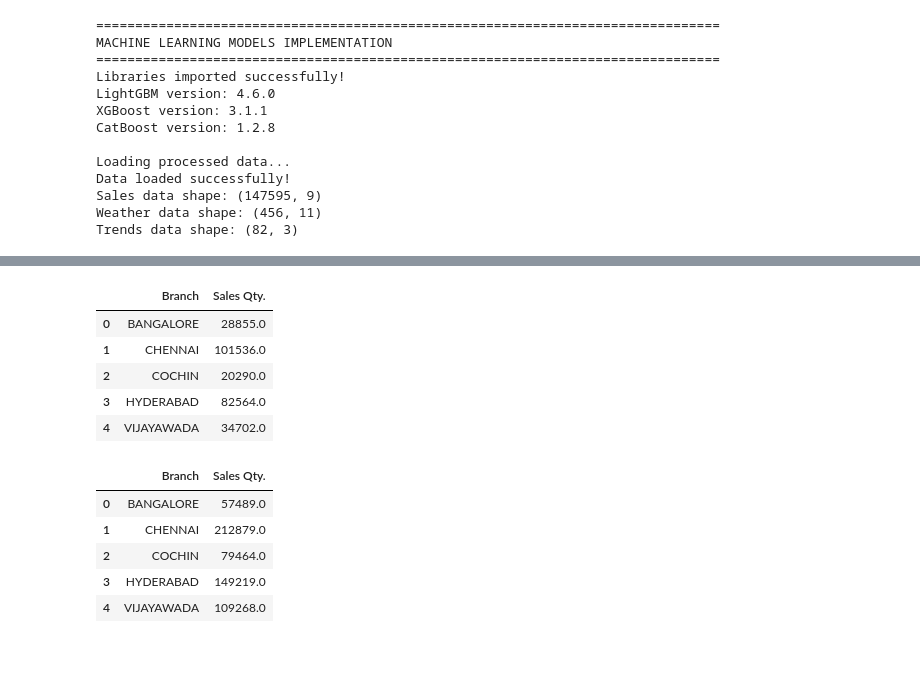
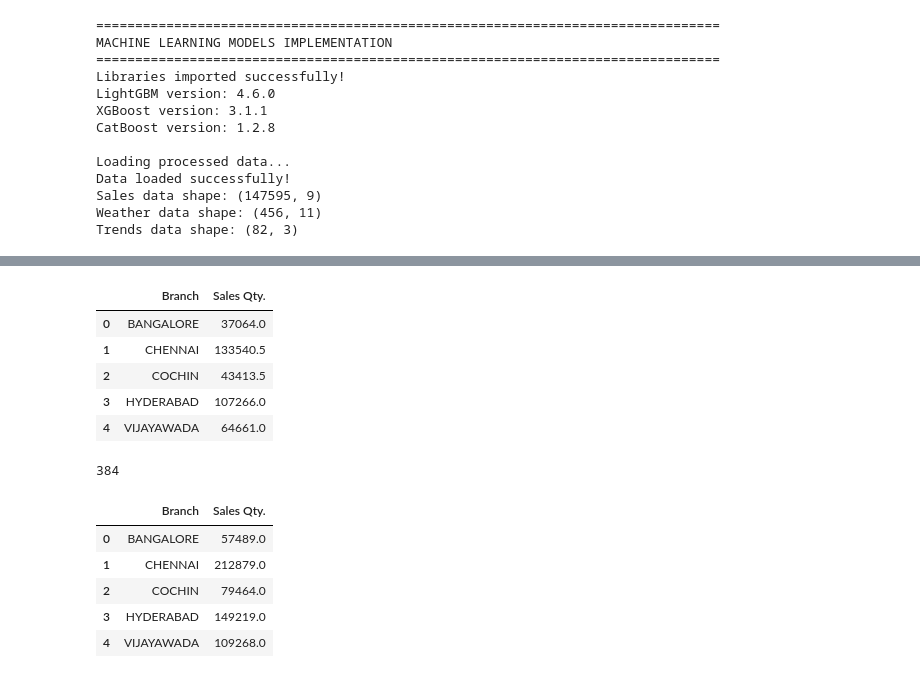
Before and after one commit to thesloppyguy/project_future_projection, a Jupyter notebook: rnd/Notebooks/Majelan.ipynb, the cells around one changed output, grey strips where cells are left out. Drawn from its saved outputs; the diff is of its cells as text; code cells hidden in the pictures.

```diff
--- a/rnd/Notebooks/Majelan.ipynb
+++ b/rnd/Notebooks/Majelan.ipynb
@@ -1510,0 +1643,2 @@ print(results['LightGBM_sum'])
+# %%
+pd.set_option('display.max_columns', None)
@@ -1511,14 +1661,18 @@ print(results['LightGBM_sum'])
 # %%
 current_df = pd.read_csv('../data/Final Sales.csv')
 # %%
-current_df[(current_df['Date'] >= '2022-04-01') & (current_df['Date'] < '2023-04-01')].groupby('Branch').agg({'Sales Qty.': 'sum'}).reset_index()
+current_df[(current_df['Date'] >= '2023-04-01') & (current_df['Date'] < '2024-04-01')].groupby('Branch').agg({'Sales Qty.': 'sum'}).reset_index()
 # %% [output]
 |  | Branch | Sales Qty. |
-| 0 | BANGALORE | 28855.0 |
-| 1 | CHENNAI | 101536.0 |
-| 2 | COCHIN | 20290.0 |
-| 3 | HYDERABAD | 82564.0 |
-| 4 | VIJAYAWADA | 34702.0 |
+| 0 | BANGALORE | 37064.0 |
+| 1 | CHENNAI | 133540.5 |
+| 2 | COCHIN | 43413.5 |
+| 3 | HYDERABAD | 107266.0 |
+| 4 | VIJAYAWADA | 64661.0 |
+# %%
+37+133+43+107+64
+# %% [output]
+384
 # %%
 current_df[current_df['Date'] >= '2024-04-01'].groupby('Branch').agg({'Sales Qty.': 'sum'}).reset_index()
 # %% [output]
```
Also changed, not shown: parts of 16 cells of this notebook, 1 other file.
